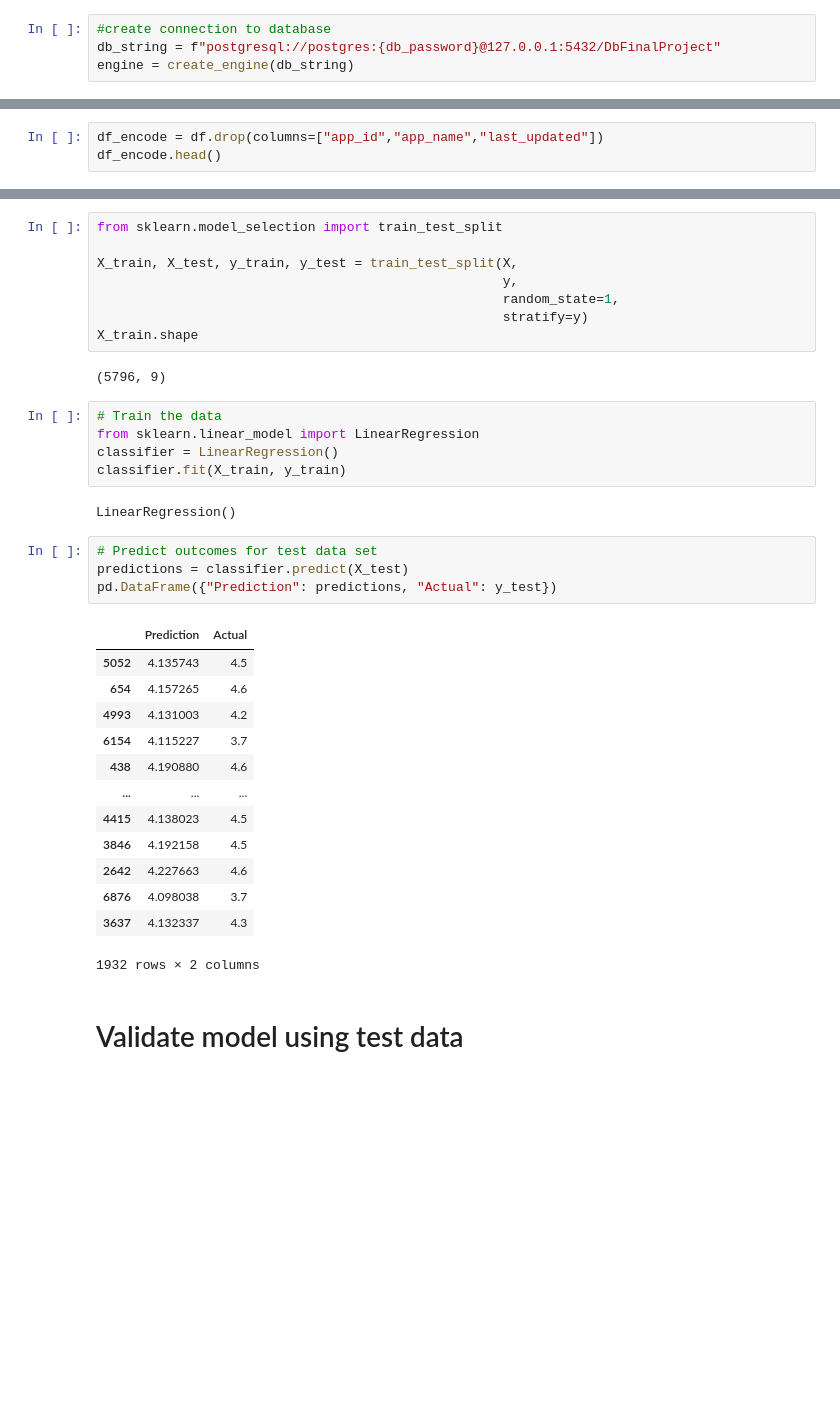
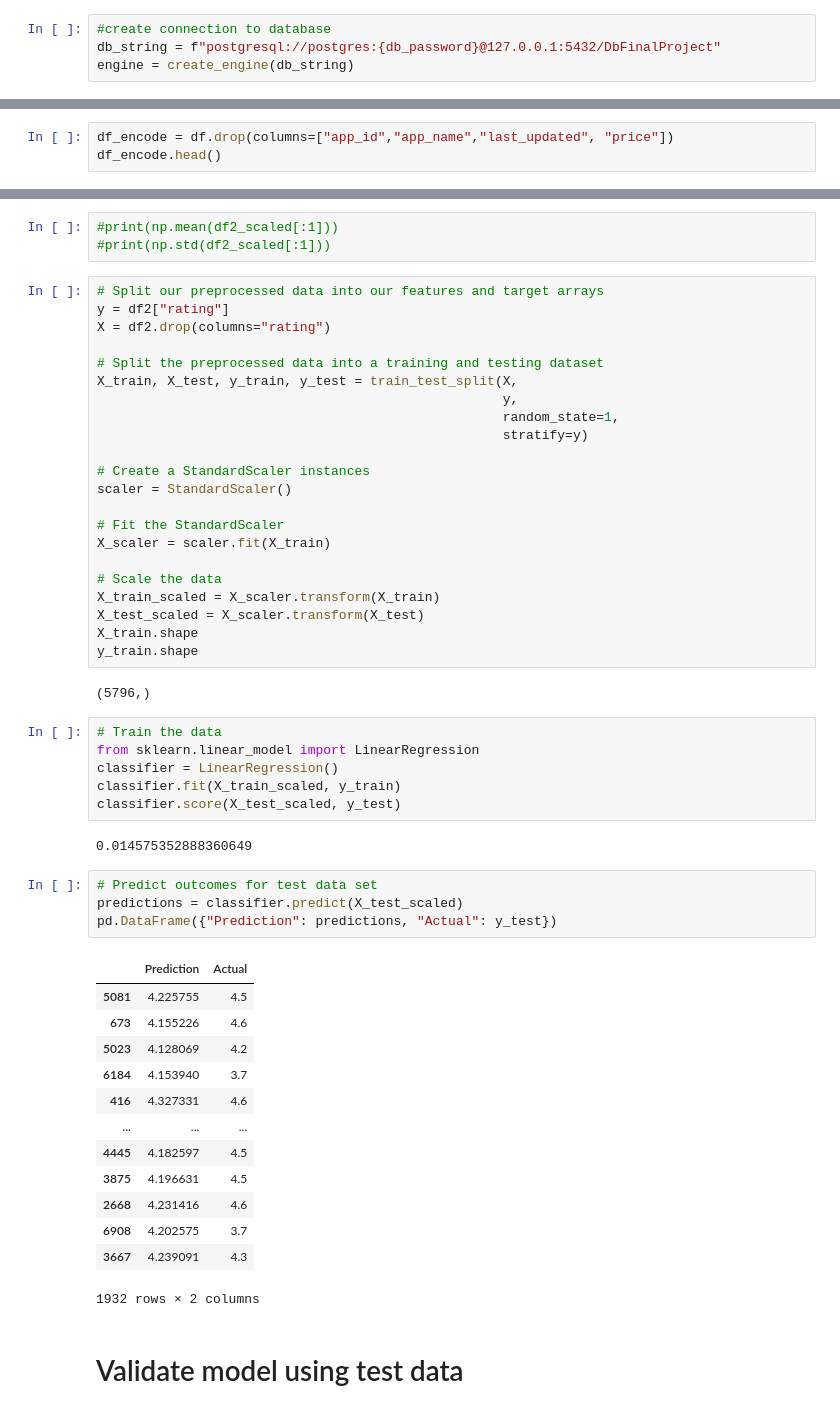
Before and after one commit to gabe1732/final_project, a Jupyter notebook: predict_rating.ipynb, the cells around one changed output, grey strips where cells are left out. Drawn from its saved outputs; the diff is of its cells as text; blank space fills up the shorter version.

```diff
--- a/predict_rating.ipynb
+++ b/predict_rating.ipynb
@@ -22,4 +25,4 @@ df.head()
 # %%
-df_encode = df.drop(columns=["app_id","app_name","last_updated"])
+df_encode = df.drop(columns=["app_id","app_name","last_updated", "price"])
 df_encode.head()
 # %% [output]
@@ -52,37 +87,55 @@ X = df2.drop(columns="rating")
+# %%
+#print(np.mean(df2_scaled[:1]))
+#print(np.std(df2_scaled[:1]))
 # %%
-from sklearn.model_selection import train_test_split
+# Split our preprocessed data into our features and target arrays
+y = df2["rating"]
+X = df2.drop(columns="rating")
 
+# Split the preprocessed data into a training and testing dataset
 X_train, X_test, y_train, y_test = train_test_split(X,
                                                     y,
                                                     random_state=1,
                                                     stratify=y)
+
+# Create a StandardScaler instances
+scaler = StandardScaler()
+
+# Fit the StandardScaler
+X_scaler = scaler.fit(X_train)
+
+# Scale the data
+X_train_scaled = X_scaler.transform(X_train)
+X_test_scaled = X_scaler.transform(X_test)
 X_train.shape
+y_train.shape
 # %% [output]
-(5796, 9)
+(5796,)
 # %%
 # Train the data
 from sklearn.linear_model import LinearRegression
 classifier = LinearRegression()
-classifier.fit(X_train, y_train)
+classifier.fit(X_train_scaled, y_train)
+classifier.score(X_test_scaled, y_test)
 # %% [output]
-LinearRegression()
+0.014575352888360649
 # %%
 # Predict outcomes for test data set
-predictions = classifier.predict(X_test)
+predictions = classifier.predict(X_test_scaled)
 pd.DataFrame({"Prediction": predictions, "Actual": y_test})
 # %% [output]
 |  | Prediction | Actual |
-| 5052 | 4.135743 | 4.5 |
-| 654 | 4.157265 | 4.6 |
-| 4993 | 4.131003 | 4.2 |
-| 6154 | 4.115227 | 3.7 |
-| 438 | 4.190880 | 4.6 |
+| 5081 | 4.225755 | 4.5 |
+| 673 | 4.155226 | 4.6 |
+| 5023 | 4.128069 | 4.2 |
+| 6184 | 4.153940 | 3.7 |
+| 416 | 4.327331 | 4.6 |
 | ... | ... | ... |
-| 4415 | 4.138023 | 4.5 |
-| 3846 | 4.192158 | 4.5 |
-| 2642 | 4.227663 | 4.6 |
-| 6876 | 4.098038 | 3.7 |
-| 3637 | 4.132337 | 4.3 |
+| 4445 | 4.182597 | 4.5 |
+| 3875 | 4.196631 | 4.5 |
+| 2668 | 4.231416 | 4.6 |
+| 6908 | 4.202575 | 3.7 |
+| 3667 | 4.239091 | 4.3 |
 1932 rows × 2 columns
 # %% [markdown]
 # Validate model using test data
```
Also changed, not shown: parts of 13 cells of this notebook.
